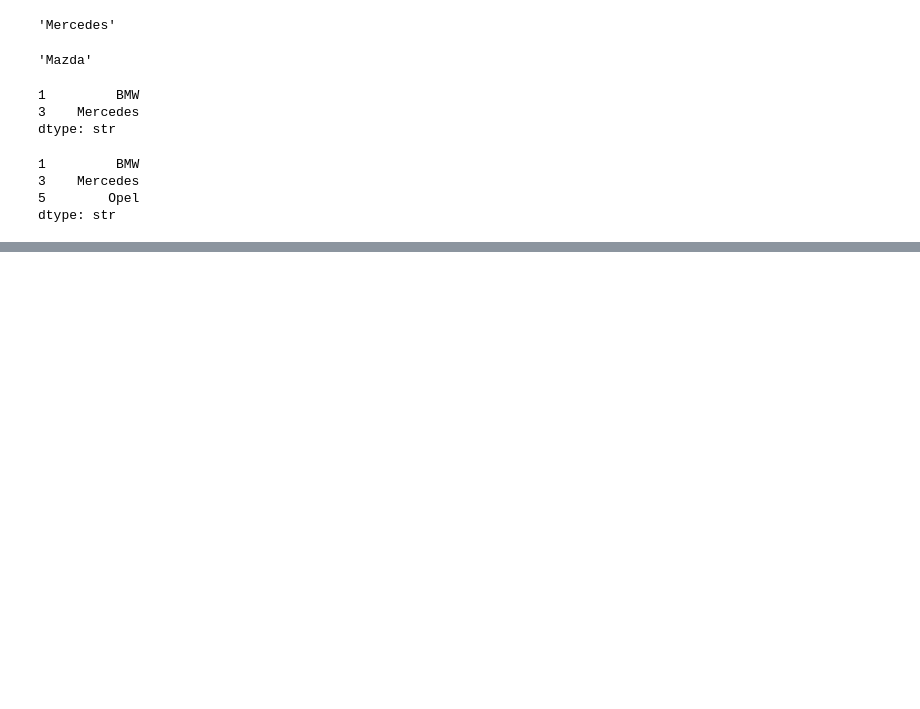
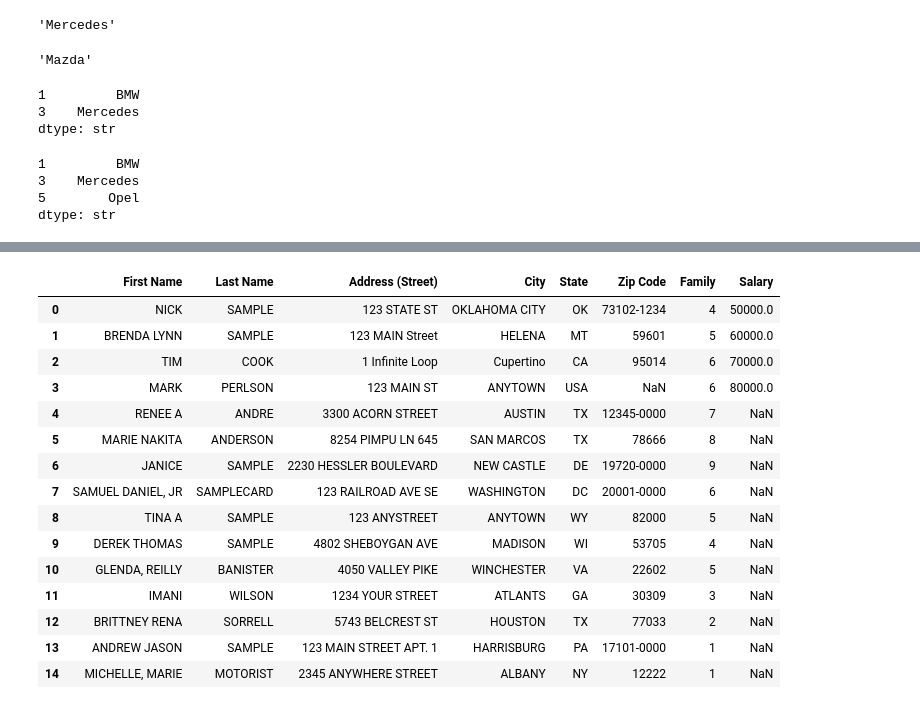
Before and after one commit to MDfaizal12/Tech-Demo, a Jupyter notebook: Python Pandas.ipynb, the cells around one changed output, grey strips where cells are left out. Drawn from its saved outputs; the diff is of its cells as text; code cells hidden in the pictures; blank space fills up the shorter version.

```diff
--- a/Python Pandas.ipynb
+++ b/Python Pandas.ipynb
@@ -270,0 +414,20 @@ dtype: str
+# %%
+new_df["Salary"] = income
+new_df
+# %% [output]
+|  | First Name | Last Name | Address (Street) | City | State | Zip Code | Family | Salary |
+| 0 | NICK | SAMPLE | 123 STATE ST | OKLAHOMA CITY | OK | 73102-1234 | 4 | 50000.0 |
+| 1 | BRENDA LYNN | SAMPLE | 123 MAIN Street | HELENA | MT | 59601 | 5 | 60000.0 |
+| 2 | TIM | COOK | 1 Infinite Loop | Cupertino | CA | 95014 | 6 | 70000.0 |
+| 3 | MARK | PERLSON | 123 MAIN ST | ANYTOWN | USA | NaN | 6 | 80000.0 |
+| 4 | RENEE A | ANDRE | 3300 ACORN STREET | AUSTIN | TX | 12345-0000 | 7 | NaN |
+| 5 | MARIE NAKITA | ANDERSON | 8254 PIMPU LN 645 | SAN MARCOS | TX | 78666 | 8 | NaN |
+| 6 | JANICE | SAMPLE | 2230 HESSLER BOULEVARD | NEW CASTLE | DE | 19720-0000 | 9 | NaN |
+| 7 | SAMUEL DANIEL, JR | SAMPLECARD | 123 RAILROAD AVE SE | WASHINGTON | DC | 20001-0000 | 6 | NaN |
+| 8 | TINA A | SAMPLE | 123 ANYSTREET | ANYTOWN | WY | 82000 | 5 | NaN |
+| 9 | DEREK THOMAS | SAMPLE | 4802 SHEBOYGAN AVE | MADISON | WI | 53705 | 4 | NaN |
+| 10 | GLENDA, REILLY | BANISTER | 4050 VALLEY PIKE | WINCHESTER | VA | 22602 | 5 | NaN |
+| 11 | IMANI | WILSON | 1234 YOUR STREET | ATLANTS | GA | 30309 | 3 | NaN |
+| 12 | BRITTNEY RENA | SORRELL | 5743 BELCREST ST | HOUSTON | TX | 77033 | 2 | NaN |
+| 13 | ANDREW JASON | SAMPLE | 123 MAIN STREET APT. 1 | HARRISBURG | PA | 17101-0000 | 1 | NaN |
+| 14 | MICHELLE, MARIE | MOTORIST | 2345 ANYWHERE STREET | ALBANY | NY | 12222 | 1 | NaN |
```
Also changed, not shown: parts of 31 cells of this notebook.
